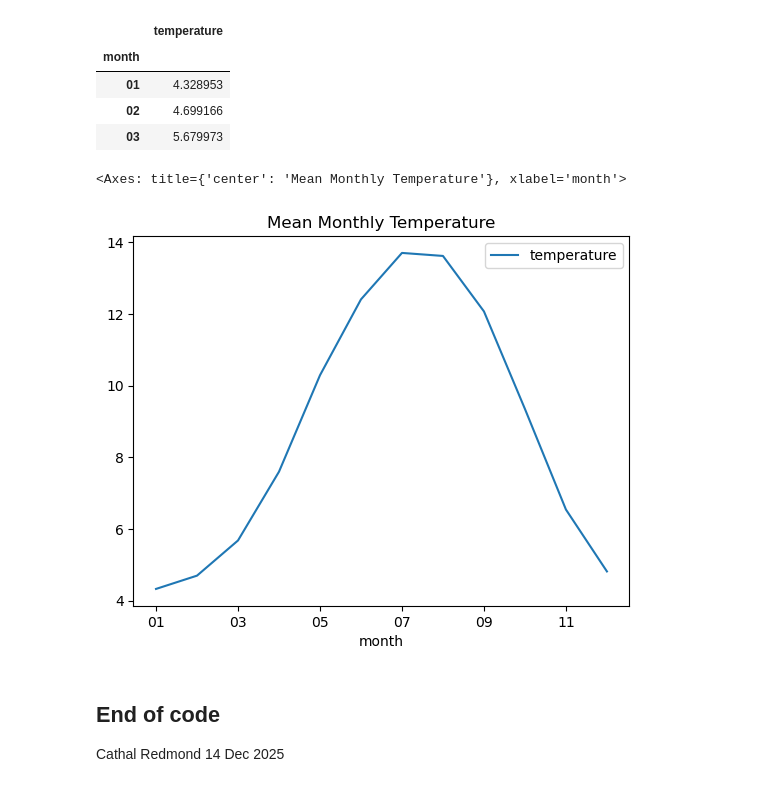
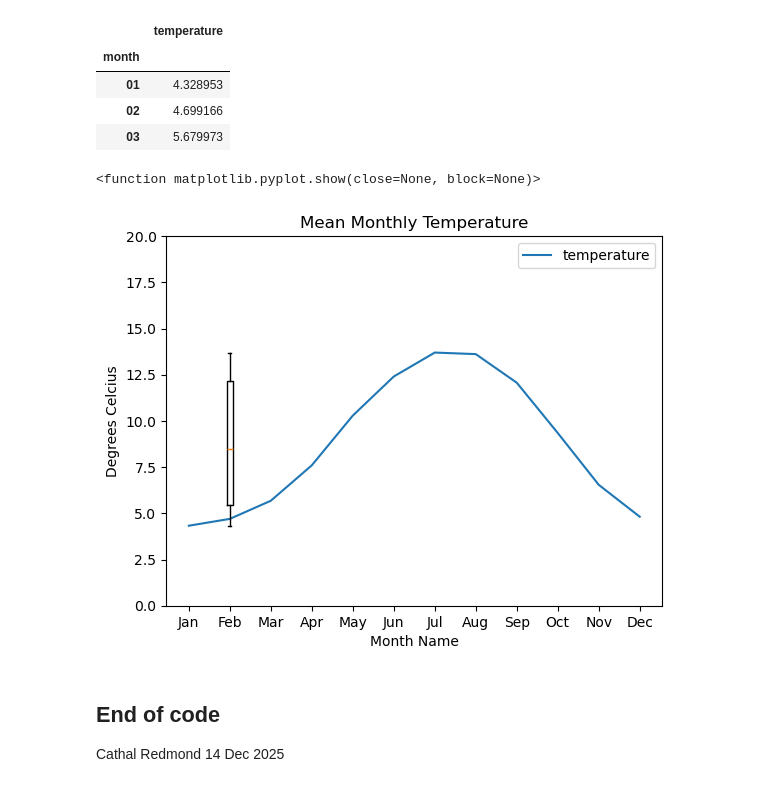
Before and after one commit to cathalred88/PFDA, a Jupyter notebook: assignments/assignment06_Weather.ipynb, the cells around one changed output. Saved outputs shown, nothing was run; the diff lists cells and outputs as text; code cells hidden in the pictures.

Commit message:
temperature data complete

```diff
--- a/assignments/assignment06_Weather.ipynb
+++ b/assignments/assignment06_Weather.ipynb
@@ -123,6 +123,15 @@ MonthTemp.head(3)
 # %%
 # plot the mean temperature per monyh graph
 MonthTemp.plot(kind = 'line',title = 'Mean Monthly Temperature')
+
+months = ['Jan', 'Feb', 'Mar', 'Apr', 'May', 'Jun', 'Jul', 'Aug', 'Sep', 'Oct', 'Nov', 'Dec']
+plt.boxplot(MonthTemp)
+plt.title("Mean Monthly Temperature")
+plt.xlabel("Month Name")
+plt.ylabel("Degrees Celcius")
+plt.ylim(0,20)
+plt.xticks(np.arange(12), months)
+plt.show
 # %% [output]
-<Axes: title={'center': 'Mean Monthly Temperature'}, xlabel='month'>
+<function matplotlib.pyplot.show(close=None, block=None)>
-[figure, old version]
+[figure, new version]
```
Also changed, not shown: parts of 1 cell of this notebook.
